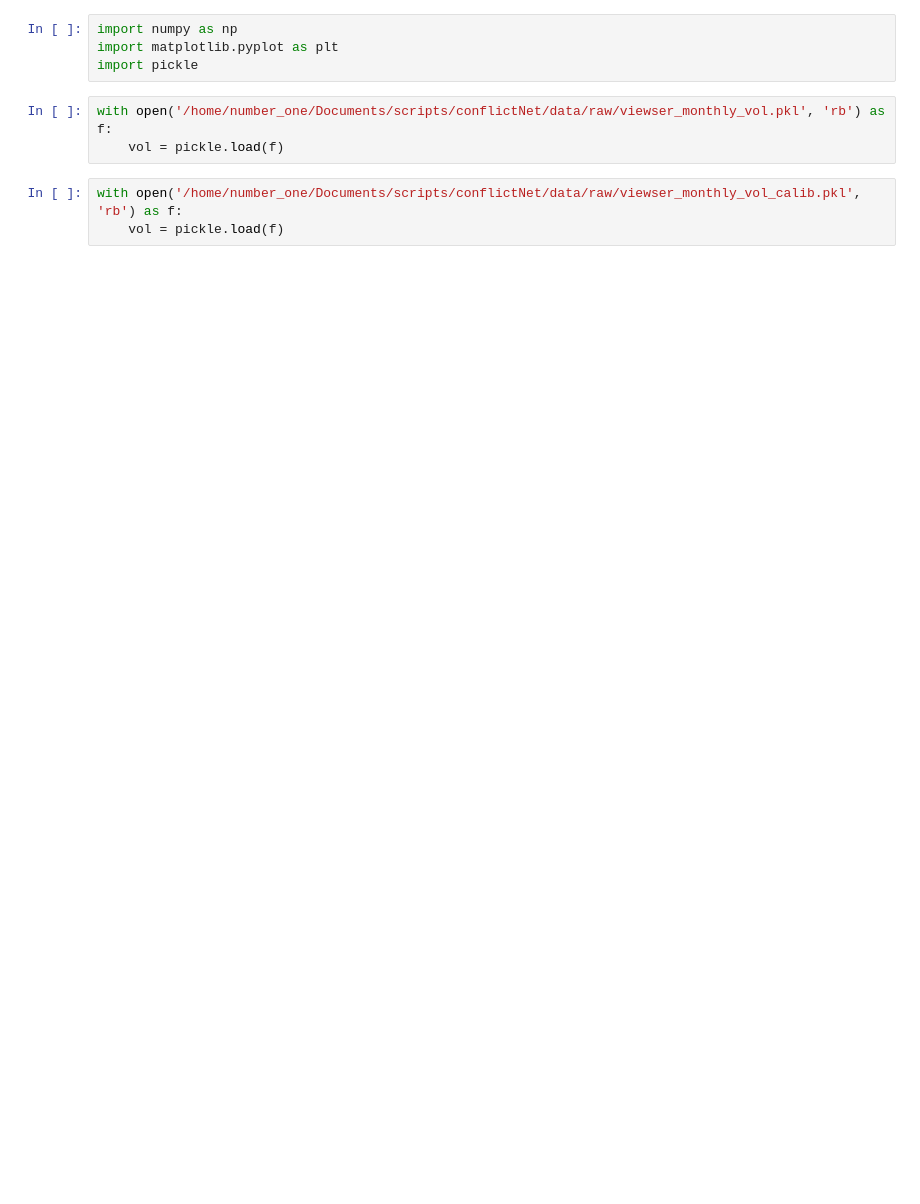
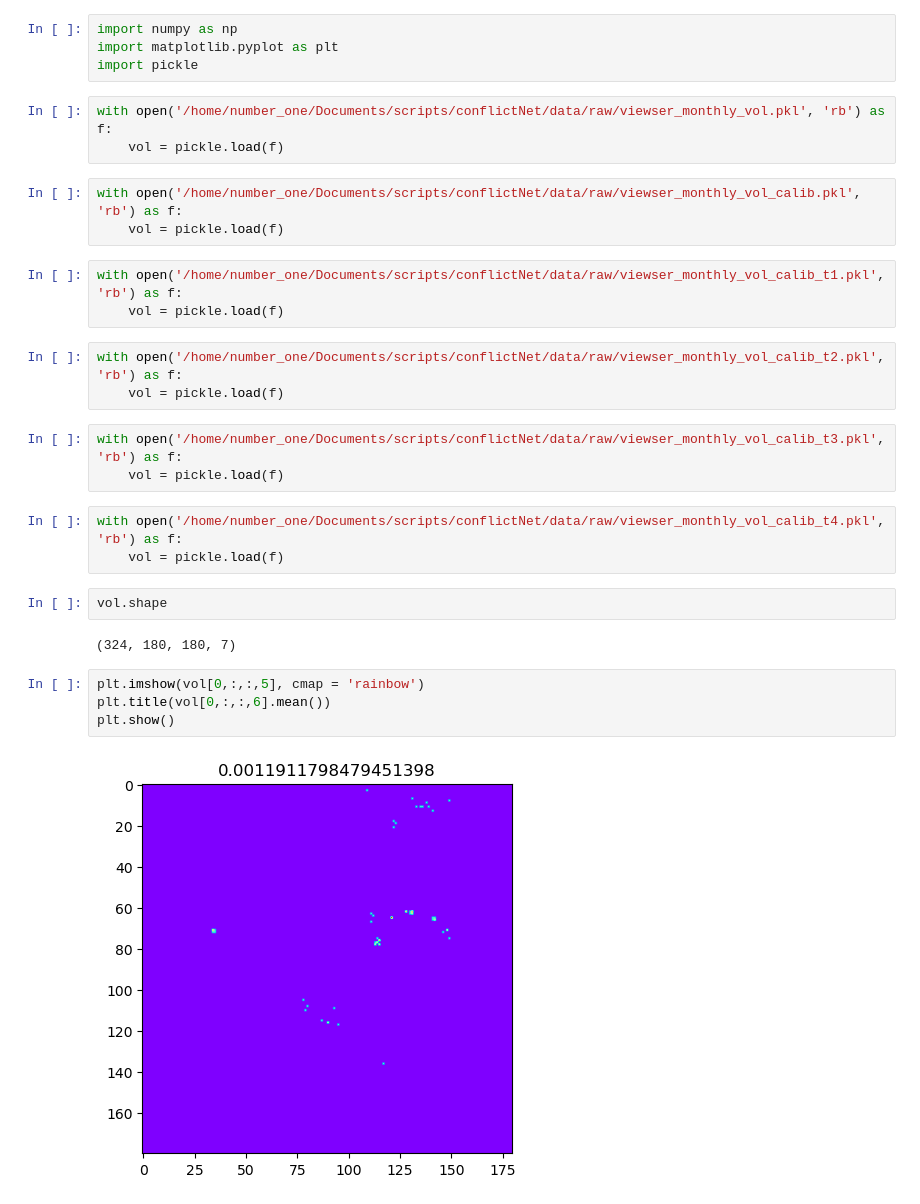
Before and after one commit to Polichinel/HydraNet_001, a Jupyter notebook: notebooks/checkViewserVol.ipynb, the cells around one changed output. Drawn from its saved outputs; the diff is of its cells as text; blank space fills up the shorter version.

```diff
--- a/notebooks/checkViewserVol.ipynb
+++ b/notebooks/checkViewserVol.ipynb
@@ -8,4 +8,26 @@ with open('/home/number_one/Documents/scripts/conflictNet/data/raw/viewser_month
 # %%
 with open('/home/number_one/Documents/scripts/conflictNet/data/raw/viewser_monthly_vol_calib.pkl', 'rb') as f:
     vol = pickle.load(f)
+# %%
+with open('/home/number_one/Documents/scripts/conflictNet/data/raw/viewser_monthly_vol_calib_t1.pkl', 'rb') as f:
+    vol = pickle.load(f)
+# %%
+with open('/home/number_one/Documents/scripts/conflictNet/data/raw/viewser_monthly_vol_calib_t2.pkl', 'rb') as f:
+    vol = pickle.load(f)
+# %%
+with open('/home/number_one/Documents/scripts/conflictNet/data/raw/viewser_monthly_vol_calib_t3.pkl', 'rb') as f:
+    vol = pickle.load(f)
+# %%
+with open('/home/number_one/Documents/scripts/conflictNet/data/raw/viewser_monthly_vol_calib_t4.pkl', 'rb') as f:
+    vol = pickle.load(f)
+# %%
+vol.shape
+# %% [output]
+(324, 180, 180, 7)
+# %%
+plt.imshow(vol[0,:,:,5], cmap = 'rainbow')
+plt.title(vol[0,:,:,6].mean())
+plt.show()
+# %% [output]
+[figure, added]
 # %%
```
Also changed, not shown: parts of 3 cells of this notebook, 2 other files.
